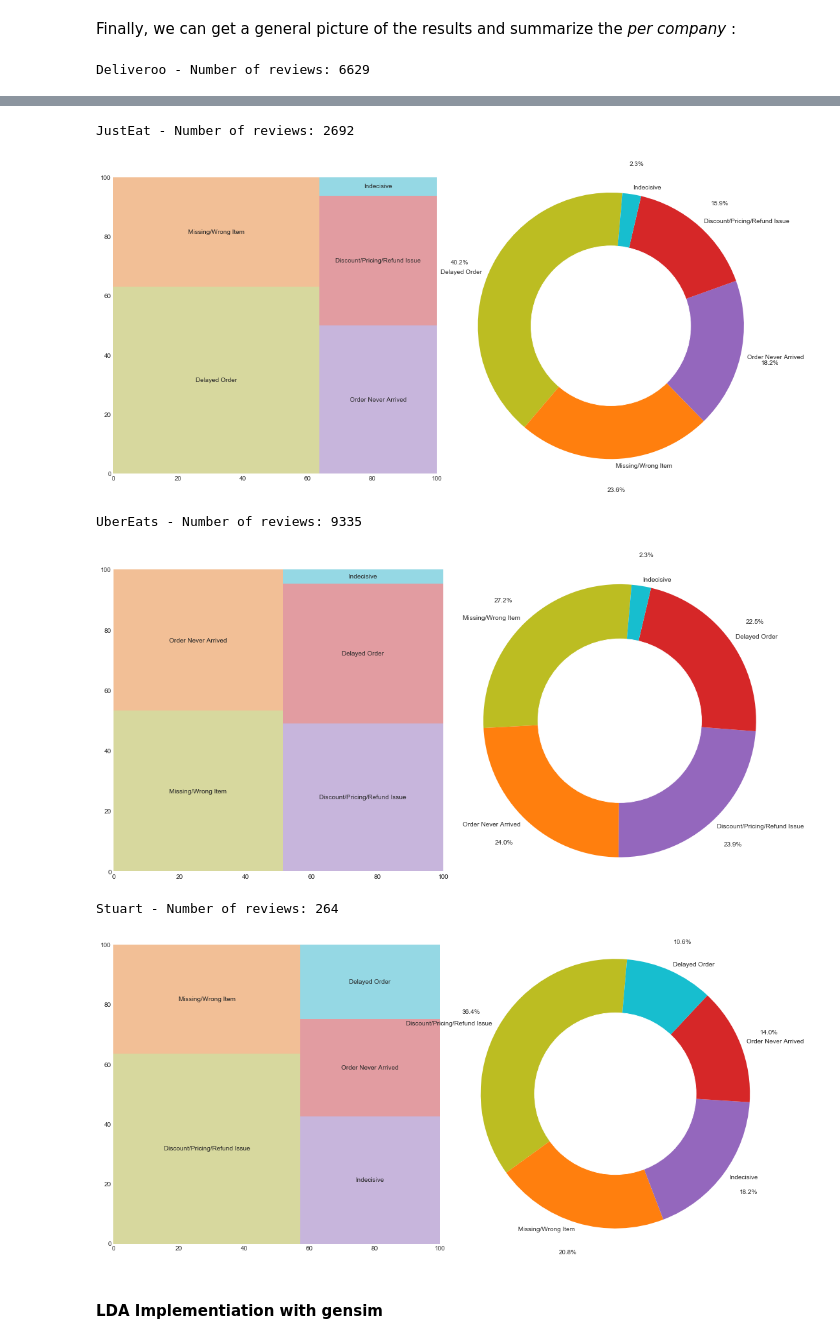
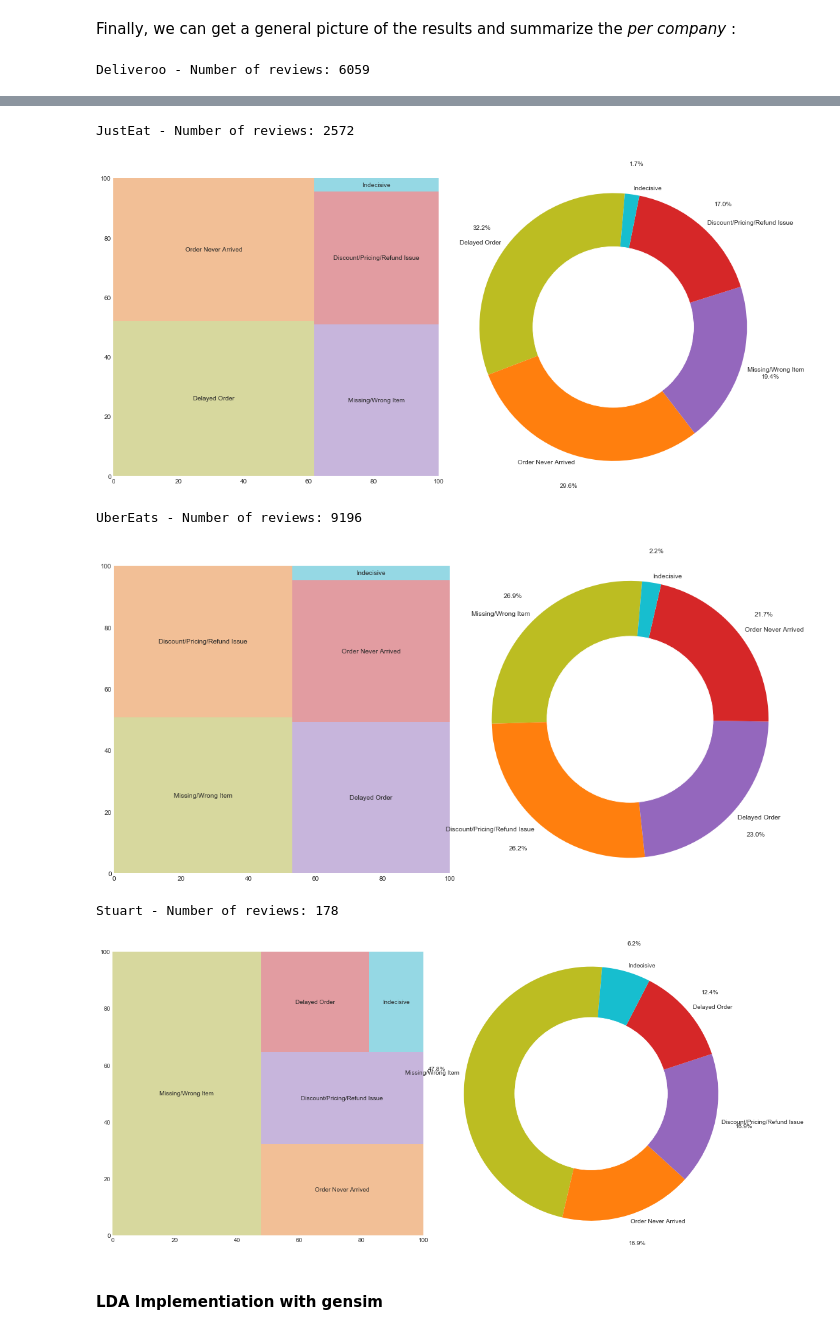
Before and after one commit to gpsyrou/Text_Analysis_of_Consumer_Reviews, a Jupyter notebook: jupyter_notebook/reviews.ipynb, the cells around one changed output, grey strips where cells are left out. Saved outputs shown, nothing was run; the diff lists cells and outputs as text; code cells hidden in the pictures.

```diff
--- a/jupyter_notebook/reviews.ipynb
+++ b/jupyter_notebook/reviews.ipynb
@@ -815,0 +816,6 @@ cutoff_threshold = 1/number_of_topics
+# %%
+topics_map_negative = {0: 'Indecisive',
+                       1: 'Delayed Order',
+                       2: 'Order Never Arrived',
+                       3: 'Missing/Wrong Item',
+                       4: 'Discount/Pricing/Refund Issue'}
@@ -815,0 +826,2 @@ cutoff_threshold = 1/number_of_topics
+# %%
+negative_reviews_df['Topic_Likelihood'] = topic_to_review_dist_neg.tolist()
@@ -816,4 +830,7 @@ cutoff_threshold = 1/number_of_topics
+# %%
+cutoff_threshold_neg = 1/num_topics_neg
+cutoff_threshold_pos = 0
 # %% [markdown]
 As threshold to make a decision regarding the topics we will use 0.25, which means that we won't clasiffy a review on a specific topic _only_ if the review belongs to all categories with the same probability.
 # %%
-negative_reviews_df['Topic_Num'] = negative_reviews_df['Topic_Likelihood'].apply(lambda row: assign_topic(row, threshold=cutoff_threshold))
+negative_reviews_df['Topic_Num'] = negative_reviews_df['Topic_Likelihood'].apply(lambda row: assign_topic(row, threshold=cutoff_threshold_neg))
@@ -963,9 +956,9 @@ def summary_per_company(input_df: pd.DataFrame,
     plt.tight_layout()
     plt.show()
 # %%
-for company in reviews_df.Company.unique():
-    reviews_num = reviews_df[reviews_df['Company'] == company].shape[0]
+for company in negative_reviews_df.Company.unique():
+    reviews_num = negative_reviews_df[negative_reviews_df['Company'] == company].shape[0]
     print('\x1b[1;30m' + company + '\x1b[0m' + ' - Number of reviews: '+ str(reviews_num))
-    summary_per_company(input_df=reviews_df, company=company, figsize=(15, 7))
+    summary_per_company(input_df=negative_reviews_df, company=company, figsize=(15, 7))
 # %% [output]
-Deliveroo - Number of reviews: 6629
+Deliveroo - Number of reviews: 6059
@@ -973,9 +966,9 @@ Deliveroo - Number of reviews: 6629
-JustEat - Number of reviews: 2692
+JustEat - Number of reviews: 2572
-[figure, old version]
+[figure, new version]
-UberEats - Number of reviews: 9335
+UberEats - Number of reviews: 9196
-[figure, old version]
+[figure, new version]
-Stuart - Number of reviews: 264
+Stuart - Number of reviews: 178
-[figure, old version]
+[figure, new version]
 # %% [markdown]
 #### LDA Implementiation with gensim
 # %%
```
Also changed, not shown: parts of 115 cells of this notebook, 2 other files.
